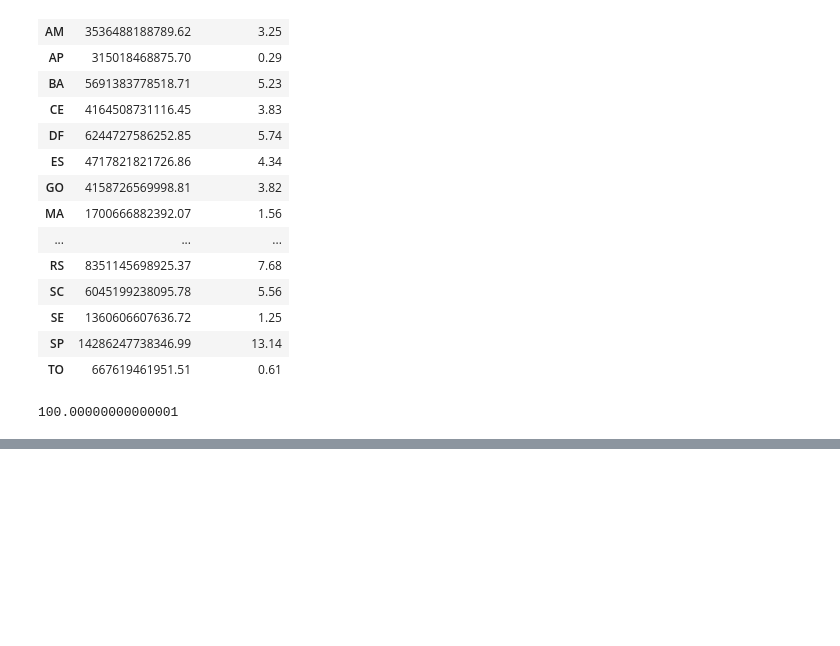
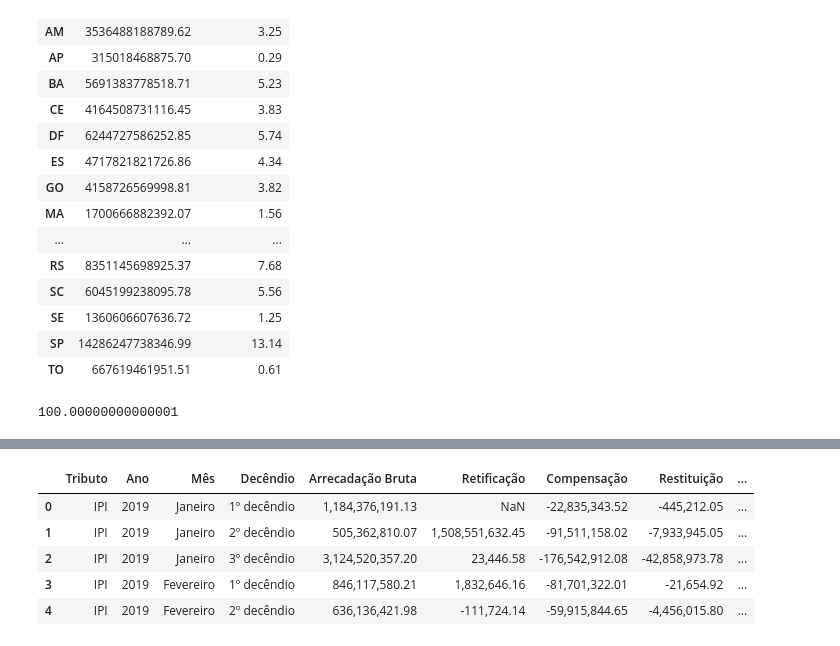
Before and after one commit to Danieloliver1/Datascience, a Jupyter notebook: python_industria.ipynb, the cells around one changed output, grey strips where cells are left out. Saved outputs shown, nothing was run; the diff lists cells and outputs as text; code cells hidden in the pictures; blank space fills up the shorter version.

```diff
--- a/python_industria.ipynb
+++ b/python_industria.ipynb
@@ -338,0 +389,9 @@ See the caveats in the documentation: https://pandas.pydata.org/pandas-docs/stab
+# %%
+ir_ipi.head()
+# %% [output]
+|  | Tributo | Ano | Mês | Decêndio | Arrecadação Bruta | Retificação | Compensação | Restituição | ... |
+| 0 | IPI | 2019 | Janeiro | 1º decêndio | 1,184,376,191.13 | NaN | -22,835,343.52 | -445,212.05 | ... |
+| 1 | IPI | 2019 | Janeiro | 2º decêndio | 505,362,810.07 | 1,508,551,632.45 | -91,511,158.02 | -7,933,945.05 | ... |
+| 2 | IPI | 2019 | Janeiro | 3º decêndio | 3,124,520,357.20 | 23,446.58 | -176,542,912.08 | -42,858,973.78 | ... |
+| 3 | IPI | 2019 | Fevereiro | 1º decêndio | 846,117,580.21 | 1,832,646.16 | -81,701,322.01 | -21,654.92 | ... |
+| 4 | IPI | 2019 | Fevereiro | 2º decêndio | 636,136,421.98 | -111,724.14 | -59,915,844.65 | -4,456,015.80 | ... |
```
Also changed, not shown: parts of 27 cells of this notebook.
